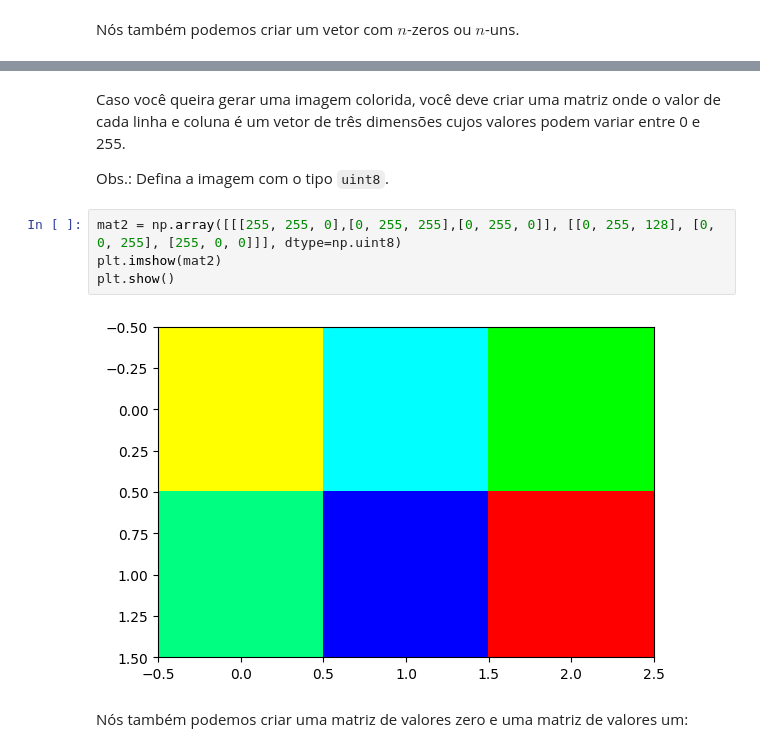
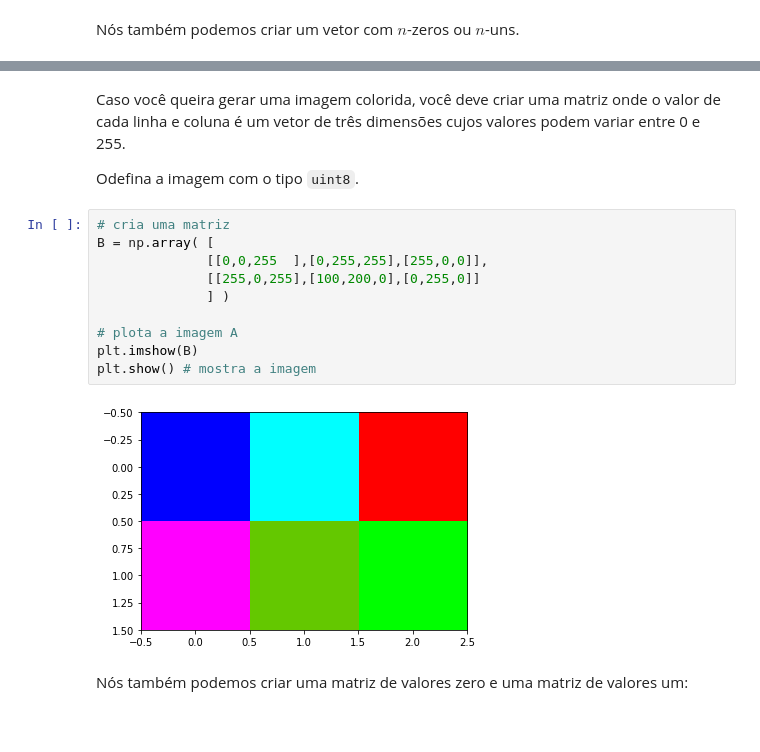
Before and after one commit to Nathan-Rgs/image-processing, a Jupyter notebook: exPDI01_introducao_python.ipynb, the cells around one changed output, grey strips where cells are left out. Cells and saved outputs as stored; diff of their text form; blank space fills up the shorter version.

````diff
--- a/exPDI01_introducao_python.ipynb
+++ b/exPDI01_introducao_python.ipynb
@@ -103,12 +134,18 @@ plt.imshow(mat, 'gray', vmin=0, vmax=255)
 # %% [markdown]
 Caso você queira gerar uma imagem colorida, você deve criar uma matriz onde o valor de cada linha e coluna é um vetor de três dimensões cujos valores podem variar entre 0 e 255.
 
-Obs.: Defina a imagem com o tipo ```uint8```.
+Odefina a imagem com o tipo ```uint8```.
 # %%
-mat2 = np.array([[[255, 255, 0],[0, 255, 255],[0, 255, 0]], [[0, 255, 128], [0, 0, 255], [255, 0, 0]]], dtype=np.uint8)
-plt.imshow(mat2)
-plt.show()
+# cria uma matriz
+B = np.array( [
+              [[0,0,255  ],[0,255,255],[255,0,0]],
+              [[255,0,255],[100,200,0],[0,255,0]]
+              ] )
+
+# plota a imagem A
+plt.imshow(B)
+plt.show() # mostra a imagem
 # %% [output]
-[figure, old version]
+[figure, new version]
 # %% [markdown]
 Nós também podemos criar uma matriz de valores zero e uma matriz de valores um:
````
Also changed, not shown: parts of 61 cells of this notebook.
